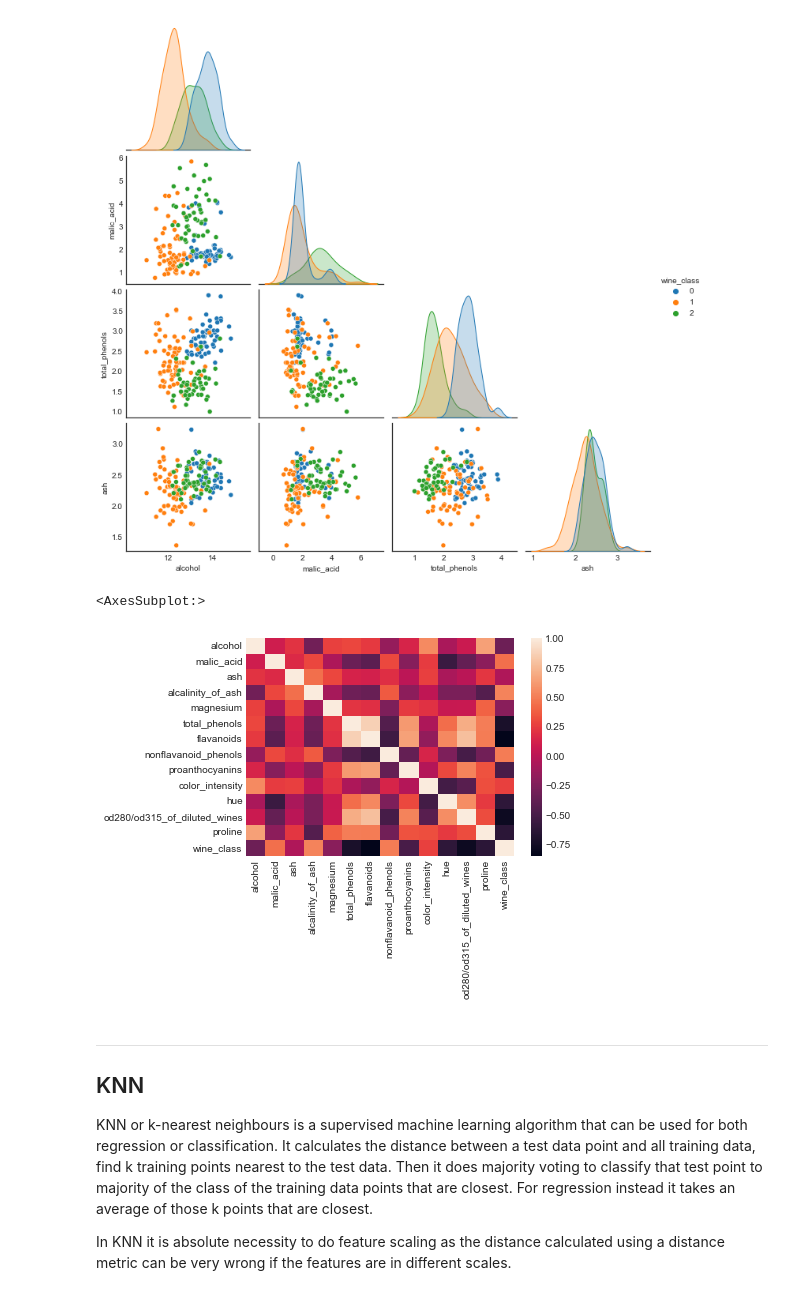
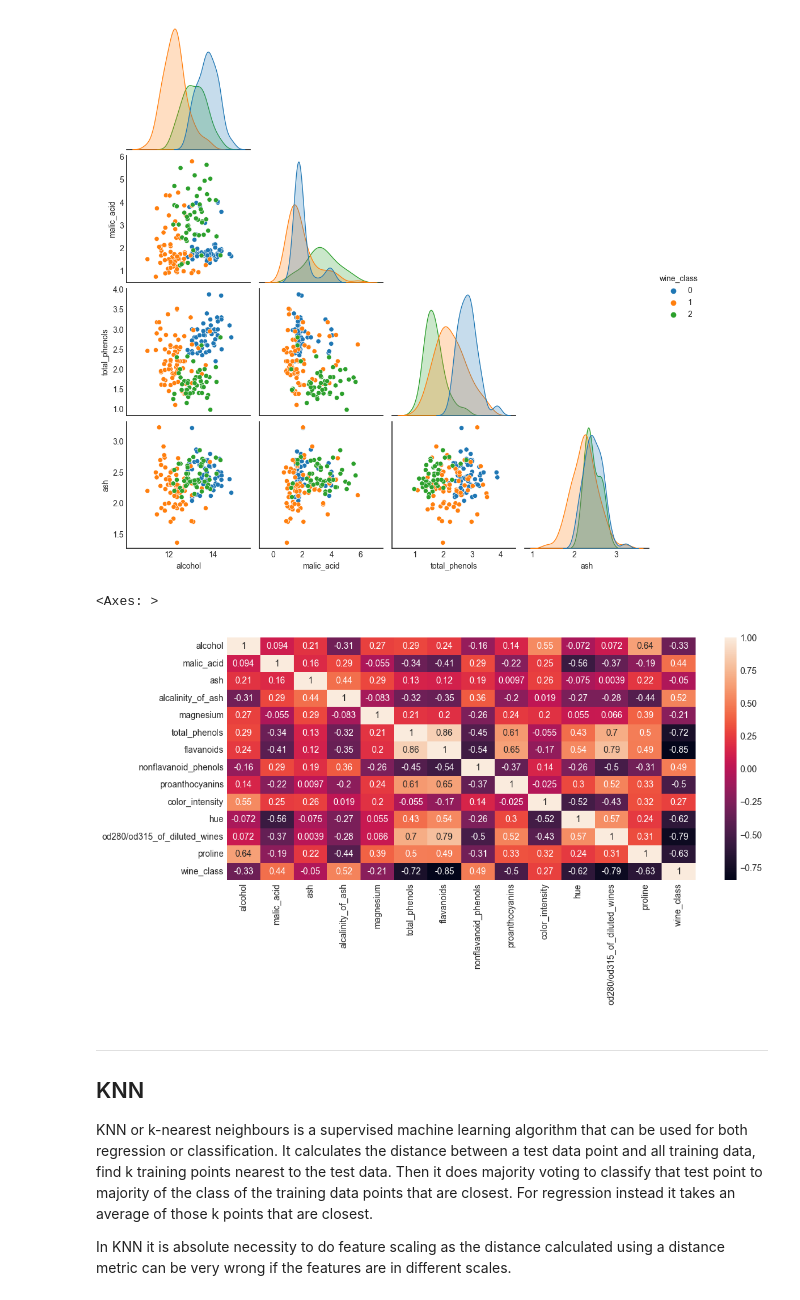
Before and after one commit to Danneftw1/Machine-learning, a Jupyter notebook: Code-along/L6-KNN.ipynb, the cells around one changed output. Drawn from its saved outputs; the diff is of its cells as text; code cells hidden in the pictures.

```diff
--- a/Code-along/L6-KNN.ipynb
+++ b/Code-along/L6-KNN.ipynb
@@ -89,11 +87,12 @@ sns.pairplot(data=df[["alcohol", "malic_acid","total_phenols", "ash" ,"wine_clas
 # %% [output]
 <seaborn.axisgrid.PairGrid at 0x...>
 [figure]
-# %%
-sns.heatmap(df.corr(), annot=False)
-# %% [output]
-<AxesSubplot:>
-[figure, removed]
+# %%
+fig = plt.figure(figsize=(12,5))
+sns.heatmap(df.corr(), annot=True)
+# %% [output]
+<Axes: >
+[figure, added]
 # %% [markdown]
 ---
 ## KNN
```
Also changed, not shown: parts of 6 cells of this notebook, 2 other files.
